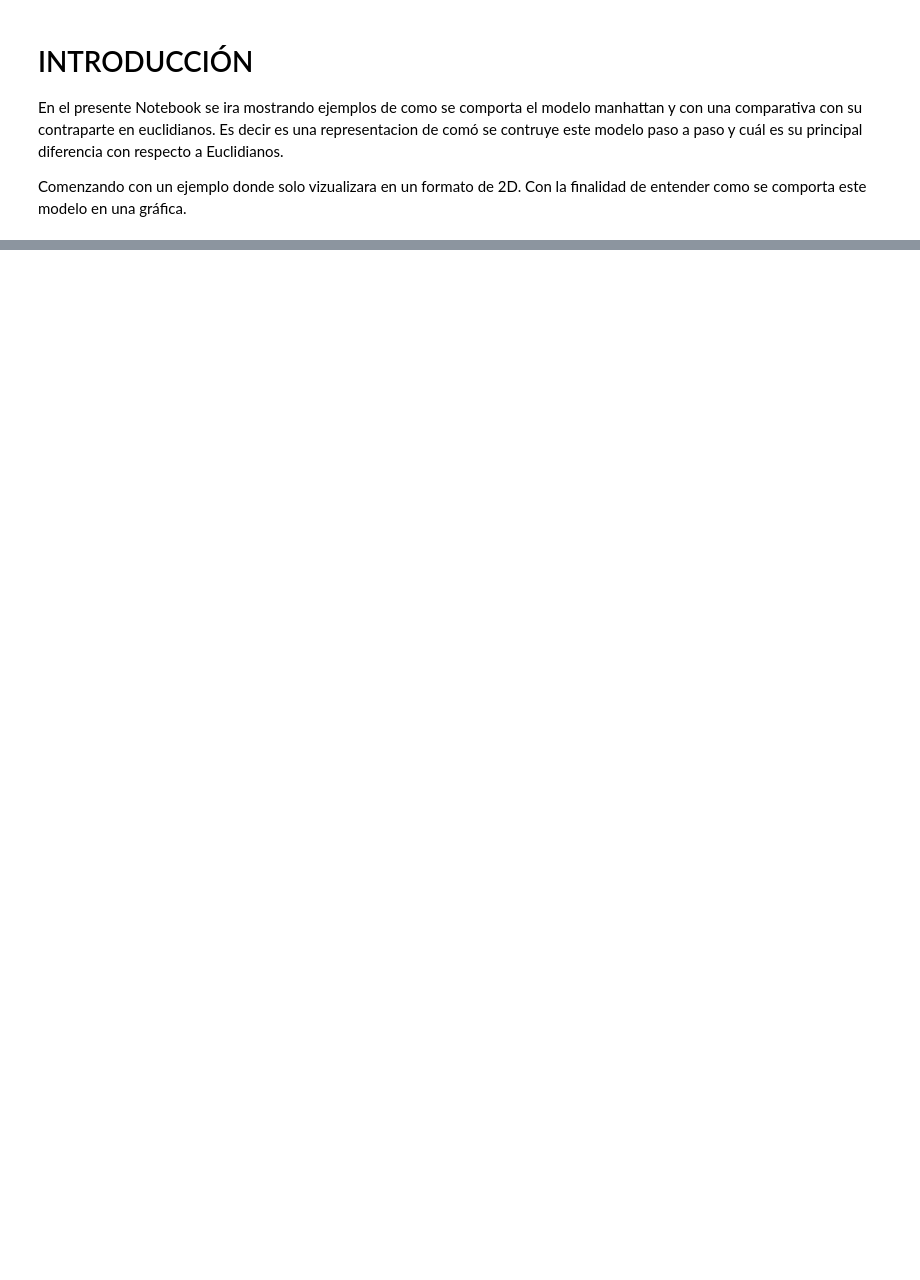
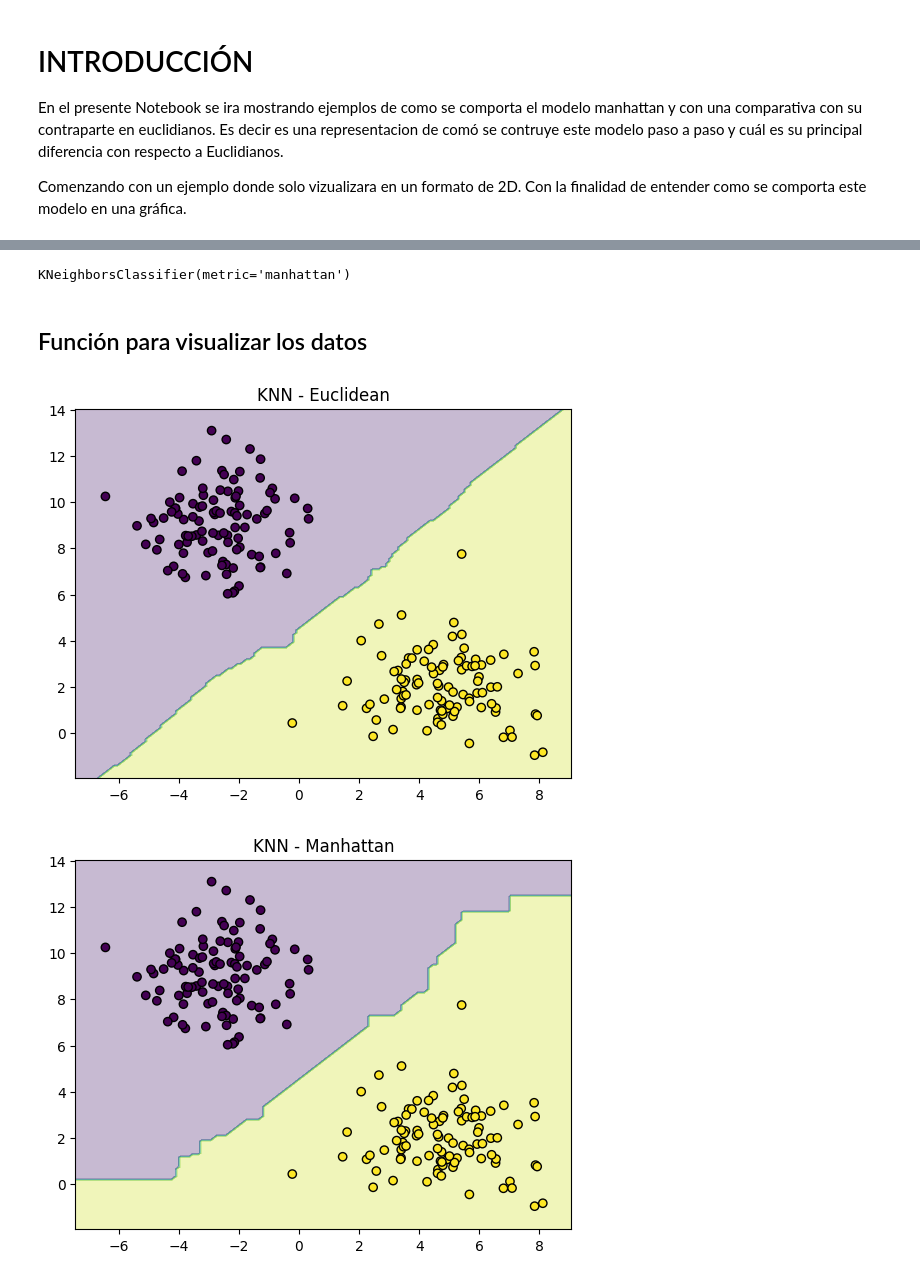
Before and after one commit to DiegoNoguez/GPS_CombustibleSystem, a Jupyter notebook: notebooks_modelo/notebook_PracticaModelo.ipynb, the cells around one changed output, grey strips where cells are left out. Cells and saved outputs as stored; diff of their text form; code cells hidden in the pictures; blank space fills up the shorter version.

```diff
--- a/notebooks_modelo/notebook_PracticaModelo.ipynb
+++ b/notebooks_modelo/notebook_PracticaModelo.ipynb
@@ -18 +18,38 @@ from sklearn.model_selection import train_test_split
 X, y = make_blobs(n_samples=200, centers=2, cluster_std=1.5, random_state=42)
+# %%
+# Divsisón del dataset anteriormente creado con 2oo elementos
+# y division de dos grupos con desviación estandar y semilla 42
+X_train, X_test, y_train, y_test = train_test_split(X,y, test_size=0.3, random_state=42)
+# %%
+# Deficion de los modelos a Comparar
+knn_euclidean = KNeighborsClassifier(n_neighbors=5, metric='euclidean')
+knn_manhattan = KNeighborsClassifier(n_neighbors=5, metric='manhattan')
+
+knn_euclidean.fit(X_train, y_train)
+knn_manhattan.fit(X_train, y_train)
+# %% [output]
+KNeighborsClassifier(metric='manhattan')
+# %% [markdown]
+## Función para visualizar los datos
+# %%
+def plot_decision_boundary(model, X, y, title):
+    h = 0.1
+    x_min, x_max = X[:, 0].min() - 1, X[:, 0].max() + 1
+    y_min, y_max = X[:, 1].min() - 1, X[:, 1].max() + 1
+
+    xx, yy = np.meshgrid(np.arange(x_min, x_max, h),
+                         np.arange(y_min, y_max, h))
+
+    Z = model.predict(np.c_[xx.ravel(), yy.ravel()])
+    Z = Z.reshape(xx.shape)
+
+    plt.contourf(xx, yy, Z, alpha=0.3)
+    plt.scatter(X[:, 0], X[:, 1], c=y, edgecolor='k')
+    plt.title(title)
+    plt.show()
+
+plot_decision_boundary(knn_euclidean, X, y, "KNN - Euclidean")
+plot_decision_boundary(knn_manhattan, X, y, "KNN - Manhattan")
+# %% [output]
+[figure, added]
+[figure, added]
```
Also changed, not shown: parts of 3 cells of this notebook.
